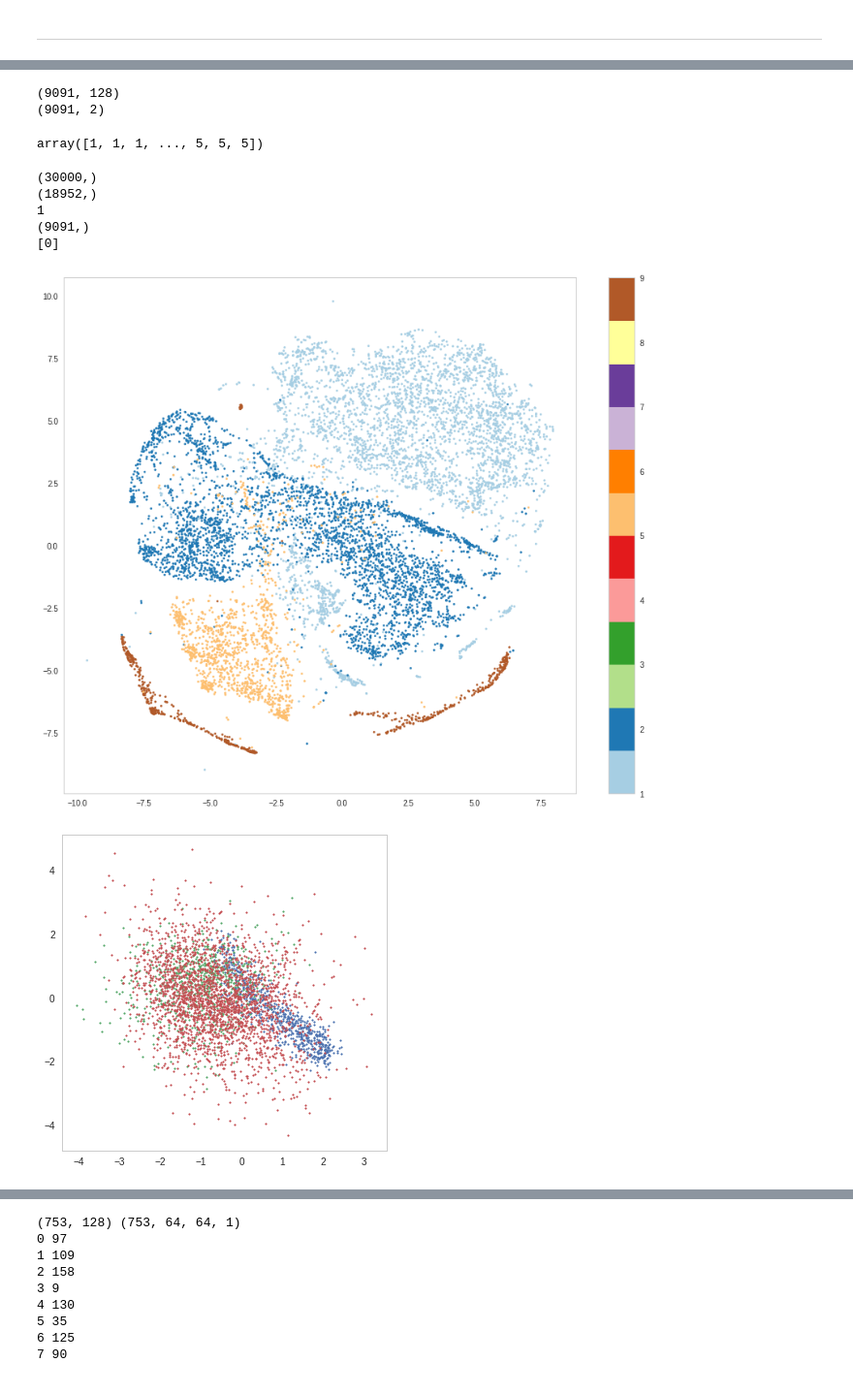
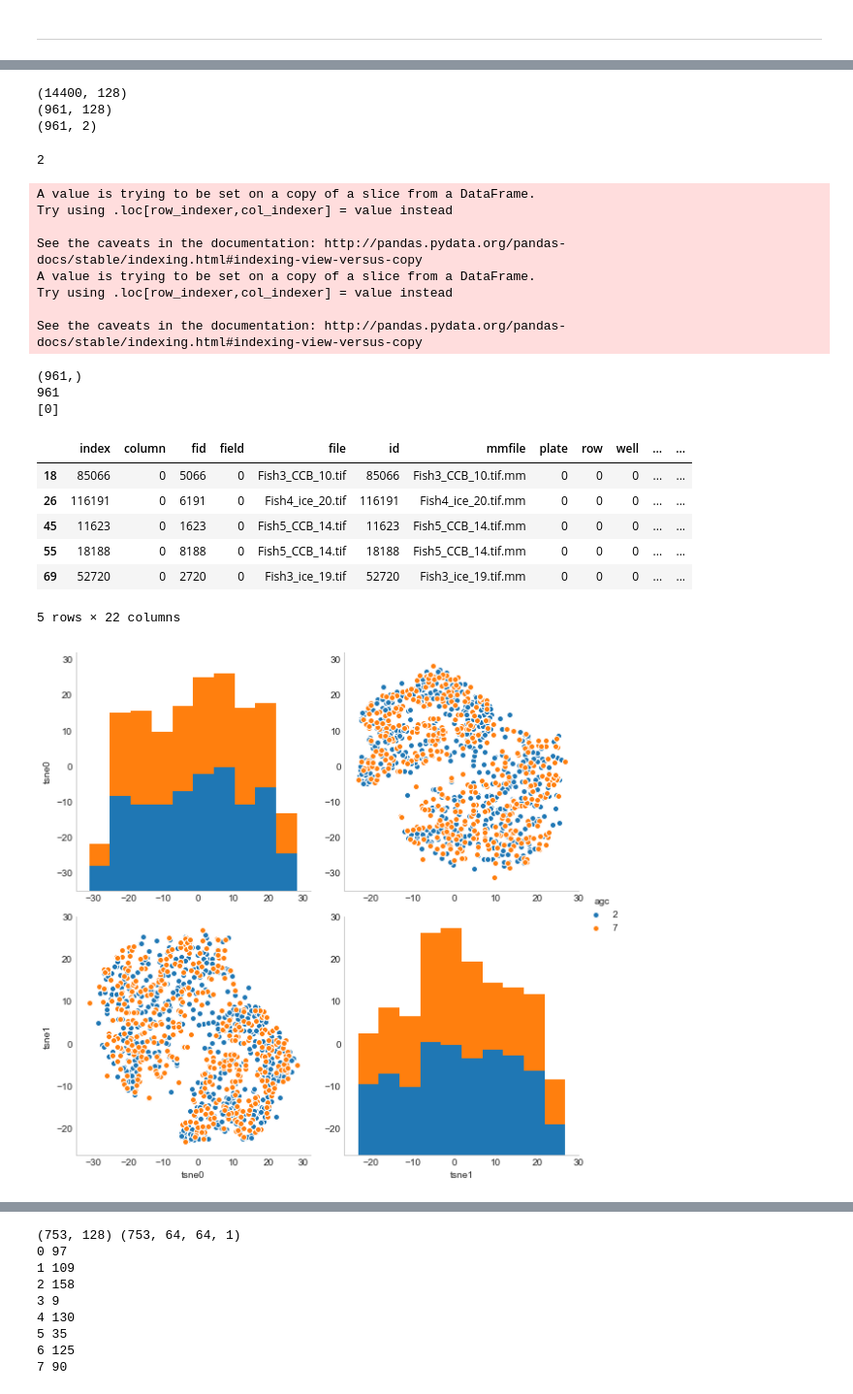
Before and after one commit to cwood1967/DeepLearning, a Jupyter notebook: autoencoder/infer-cyto-multi.ipynb, the cells around one changed output, grey strips where cells are left out. Shown at 97% size. Drawn from its saved outputs; the diff is of its cells as text; code cells hidden in the pictures.

```diff
--- a/autoencoder/infer-cyto-multi.ipynb
+++ b/autoencoder/infer-cyto-multi.ipynb
@@ -269,9 +298,3 @@ agc = cluster.AgglomerativeClustering(n_clusters=nclust, affinity='euclidean', l
 
 Each row is a cluster found using the K-Means algorithm. The images are randomly selected from each cluster.
 The image in the first column of every row is decoded from the average of the latent space features for each cluster.
-# %%
-df['km'] = km
-
-plt.figure(figsize=(12,8))
-sns.set_style("whitegrid", {'axes.grid' : False})
-sns.countplot(x='km', data=df, hue='file')
@@ -281,6 +309,6 @@ sns.countplot(x='km', data=df, hue='file')
 # %%
 ximages = vv
-ximages.shape
+print(ximages.shape)
 
 nk = nclust
 plt.figure(figsize=(32, 2.5*nk))
@@ -291,7 +319,6 @@ for k in range(nk):
     #row = ximages[km == k]
     rowdf = df[df['km'] == k]
     inum = list(rowdf.index)
-
     gk = g_all[km == k]
     gavk = np.mean(gk, axis=0)
     gavk = np.expand_dims(gavk.squeeze(), axis=0)
@@ -306,7 +333,7 @@ for k in range(nk):
         try:
             rnd = inum[np.random.randint(0,len(inum))]
             plt.imshow(ximages[rnd,:,:,0], cmap='gray')
-            plt.text(5, 5,str(rnd), fontsize=20, color='white')
+            plt.text(5, 5,str(df.iloc[rnd]['id']), fontsize=20, color='black')
             #print(rnd, df.iloc[rnd]['mmfile'])
         except:
             plt.imshow(np.zeros((64,64)))
@@ -370,7 +393,7 @@ for k in range(nk):
 # %% [markdown]
 -------------------------------------------------------------------------
 # %%
-tn = 6
+tn = 7
 images4 = ximages[agc == tn]
 g4 = g_all[agc == tn]
 plt.figure(figsize=(16,12))
@@ -408,10 +431,10 @@ for i in range(8):
 # %%
 from sklearn.manifold import TSNE
-
+print(g_all.shape)
 geez = list()
 ceez = list()
 cindex = 0
-for i in (1,9,2,5):
+for i in (2,7):
     gna = g_all[agc == i]
     ca = cindex #np.array(clist[cindex])
     cna = np.repeat([i], gna.shape[0], axis=0)
@@ -427,42 +450,53 @@ cn = np.concatenate(ceez)
 print(gn.shape)
 g_emb = TSNE(n_components=2,perplexity=50, learning_rate=1000).fit_transform(gn.astype(np.float64))
 print(g_emb.shape)
-
-cn
 # %% [output]
-(9091, 128)
-(9091, 2)
+(14400, 128)
+(961, 128)
+(961, 2)
-array([1, 1, 1, ..., 5, 5, 5])
 # %%
-print(agc.shape)
-print(agc[agc !=0].shape)
+
 clist3 = clist*3
 #cykm = [clist[z] for z in km[km !=4]]
 #cya = [clist3[z] for z in agc
 print(ceez[0][0])
 print(cn.shape)
 #from mpl_toolkits.mplot3d import Axes3D
-fig = plt.figure(figsize=(32,12))
+#fig = plt.figure(figsize=(32,12))
 # plt.subplot(121)
 # plt.scatter(g_emb[:,0], g_emb[:,1], s=3, c=cykm)
+
+xdf = df[df['agc'].isin([2,7])]
+print(len(xdf))
+xdf['tsne0'] = g_emb[:, 0]
+xdf['tsne1'] = g_emb[:, 1]
+
 cm = plt.cm.get_cmap('RdYlBu')
-plt.subplot(122)
+#plt.subplot(122)
 
 print(np.arange(0,1,len(g_emb)))
-ax = plt.scatter(g_emb[:,0], g_emb[:,1], s=6, c=cn, cmap='Paired')
-cbar = plt.colorbar()
+#ax = plt.scatter(g_emb[:,0], g_emb[:,1], s=6, c=cn, cmap='Paired')
+sns.pairplot(xdf, hue='agc', vars=['tsne0','tsne1'], size=4)
+#cbar = plt.colorbar()
+xdf.head()
 # %% [output]
-(30000,)
-(18952,)
-1
-(9091,)
-[0]
+2
+A value is trying to be set on a copy of a slice from a DataFrame.
+Try using .loc[row_indexer,col_indexer] = value instead
+
+See the caveats in the documentation: http://pandas.pydata.org/pandas-docs/stable/indexing.html#indexing-view-versus-copy
+A value is trying to be set on a copy of a slice from a DataFrame.
+Try using .loc[row_indexer,col_indexer] = value instead
+
+See the caveats in the documentation: http://pandas.pydata.org/pandas-docs/stable/indexing.html#indexing-view-versus-copy
+(961,)
+961
+[0]
+|  | index | column | fid | field | file | id | mmfile | plate | row | well | ... | ... |
+| 18 | 85066 | 0 | 5066 | 0 | Fish3_CCB_10.tif | 85066 | Fish3_CCB_10.tif.mm | 0 | 0 | 0 | ... | ... |
+| 26 | 116191 | 0 | 6191 | 0 | Fish4_ice_20.tif | 116191 | Fish4_ice_20.tif.mm | 0 | 0 | 0 | ... | ... |
+| 45 | 11623 | 0 | 1623 | 0 | Fish5_CCB_14.tif | 11623 | Fish5_CCB_14.tif.mm | 0 | 0 | 0 | ... | ... |
+| 55 | 18188 | 0 | 8188 | 0 | Fish5_CCB_14.tif | 18188 | Fish5_CCB_14.tif.mm | 0 | 0 | 0 | ... | ... |
+| 69 | 52720 | 0 | 2720 | 0 | Fish3_ice_19.tif | 52720 | Fish3_ice_19.tif.mm | 0 | 0 | 0 | ... | ... |
+5 rows × 22 columns
-[figure, old version]
+[figure, new version]
-# %%
-fig = plt.figure(figsize=(6,6))
-ax = fig.add_subplot(111)
-sc = ax.scatter(gfit[agc == 9][:,3], gfit[agc == 9][:,7], s=3)#, c=cn, cmap='Dark2')
-sc = ax.scatter(gfit[agc == 10][:,3], gfit[agc == 10][:,7], s=3)#, c=cn, cmap='Dark2')
-sc = ax.scatter(gfit[agc == 3][:,3], gfit[agc == 3][:,7], s=3)#, c=cn, cmap='Dark2')
-# %% [output]
-[figure, removed]
```
Also changed, not shown: parts of 16 cells of this notebook.
